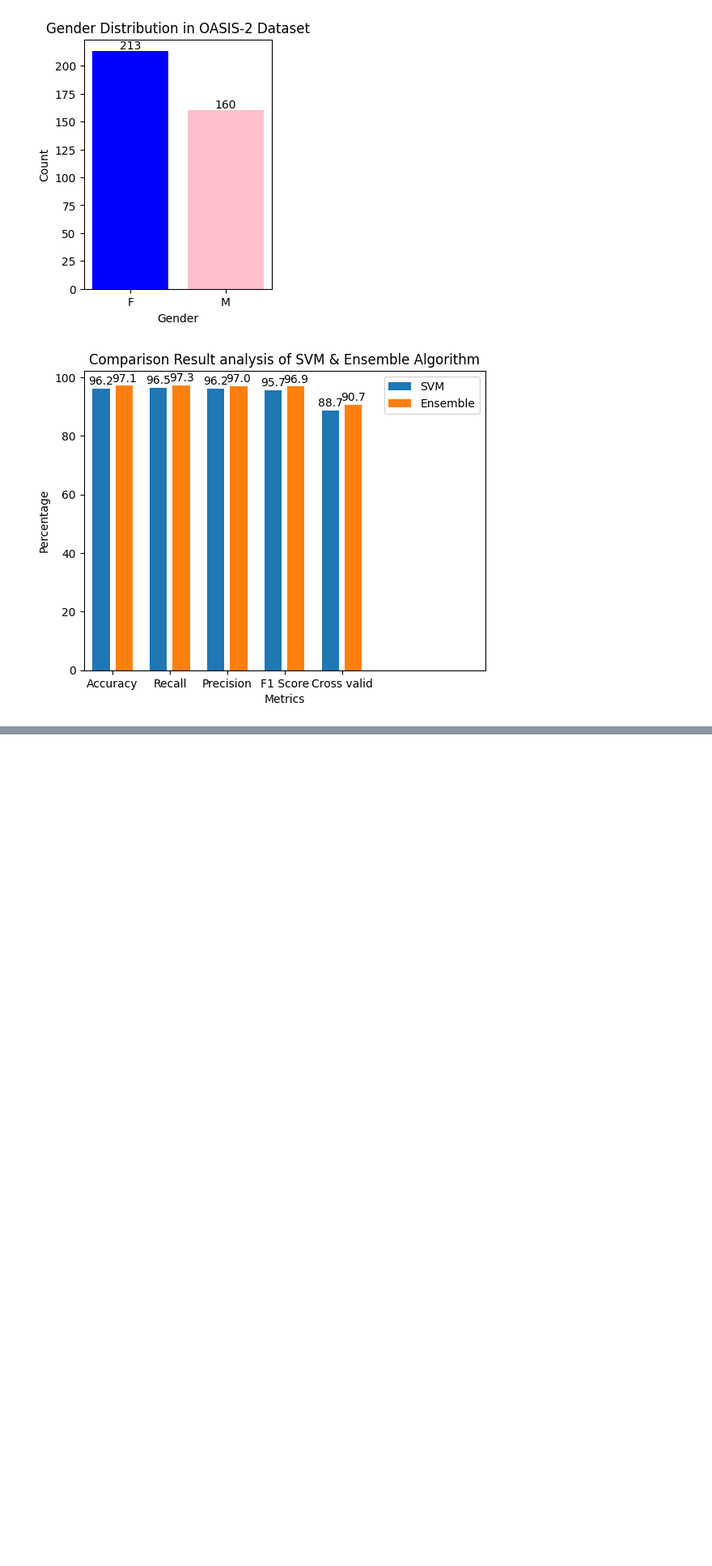
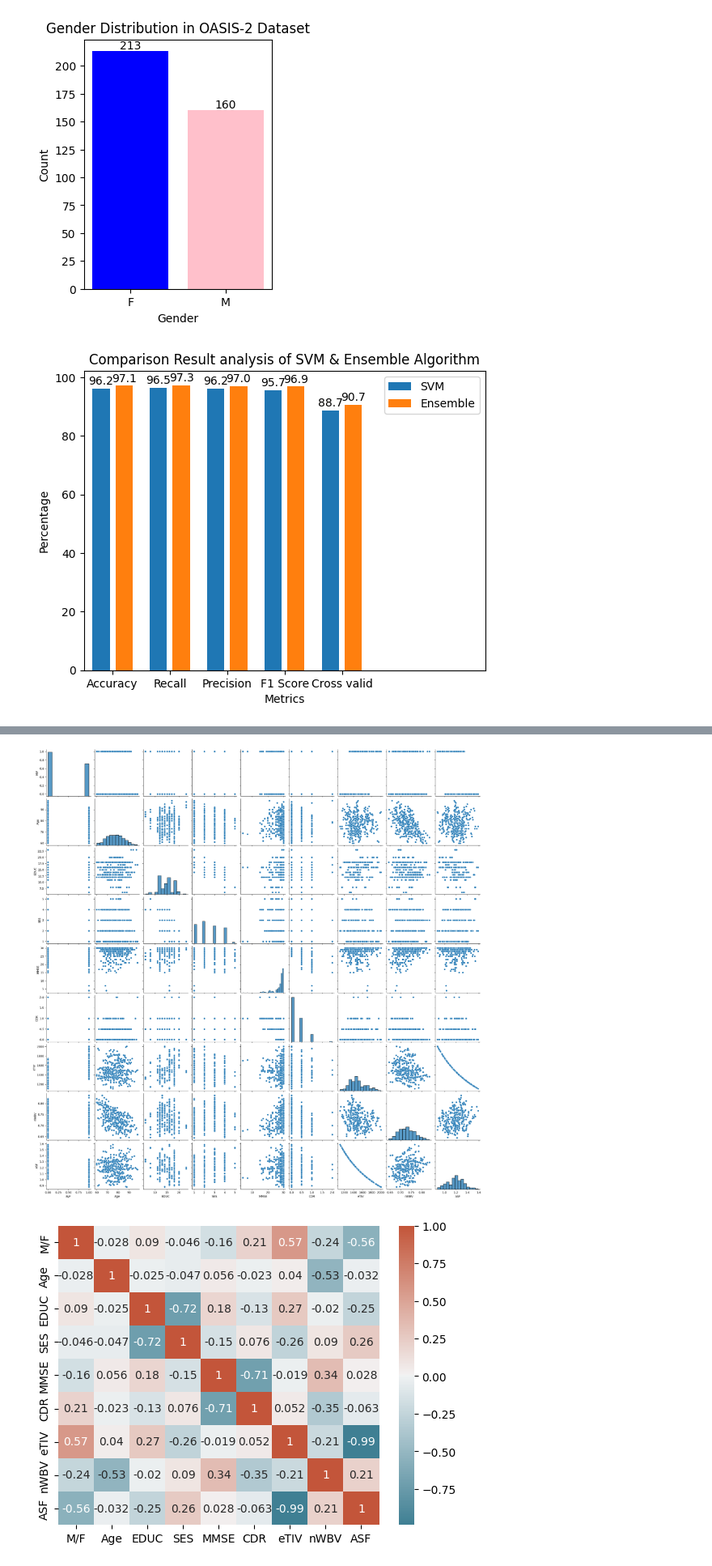
Before and after one commit to Nikhila1215/Dementia-Prediction-using-ML, a Jupyter notebook: Dementia_Prediction.ipynb, the cells around one changed output, grey strips where cells are left out. Shown at 81% size. Cells and saved outputs as stored; diff of their text form; code cells hidden in the pictures; blank space fills up the shorter version.

```diff
--- a/Dementia_Prediction.ipynb
+++ b/Dementia_Prediction.ipynb
@@ -927,0 +953,22 @@ plt.show()
+# %%
+import pandas as pd
+import matplotlib.pyplot as plt
+import seaborn as sns
+
+#Load the dataset
+df = pd.read_excel("/content/drive/MyDrive/Colab Notebooks/oasis_longitudinal_demographics.xlsx")
+
+# Assuming 'data' is your DataFrame and it has been loaded properly
+feature_cols = [ 'M/F', 'Age', 'EDUC', 'SES', 'MMSE', 'CDR', 'eTIV', 'nWBV', 'ASF']
+
+# Pairplot
+sns.pairplot(data[feature_cols])
+plt.show()
+
+# Correlation Matrix
+corr = data[feature_cols].corr()
+sns.heatmap(corr, xticklabels=corr.columns, yticklabels=corr.columns, annot=True, cmap=sns.diverging_palette(220, 20, as_cmap=True))
+plt.show()
+# %% [output]
+[figure, added]
+[figure, added]
```
Also changed, not shown: parts of 2 cells of this notebook.
